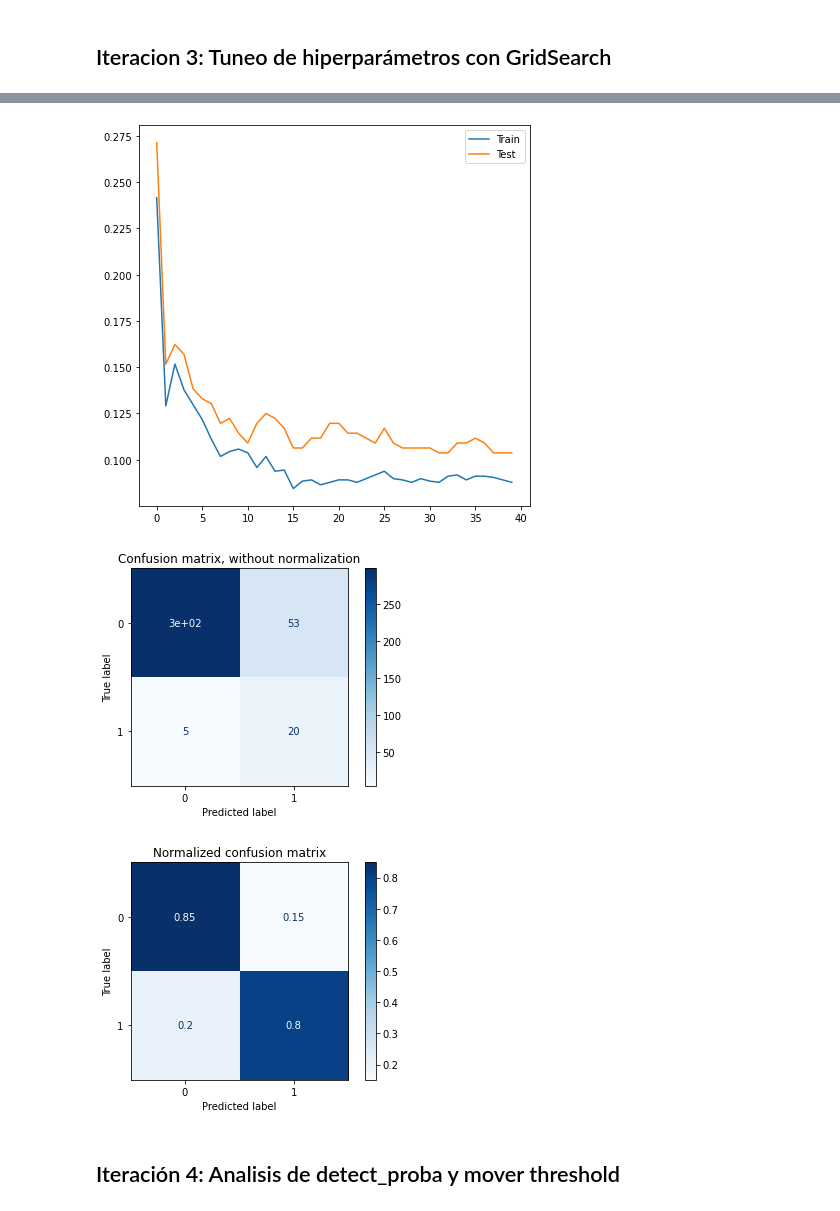
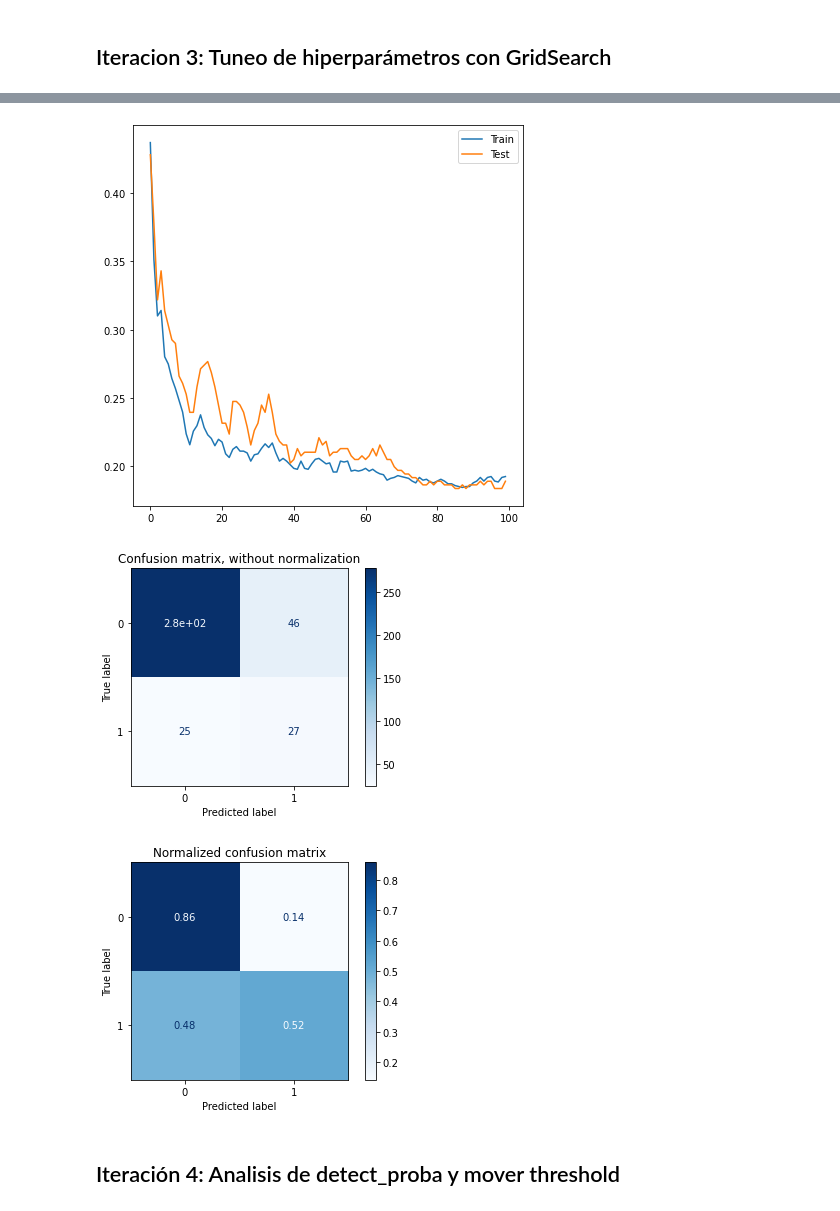
Before and after one commit to josemusso/Evolution-IA-corfo, a Jupyter notebook: Exploración_datos_corfo.ipynb, the cells around one changed output, grey strips where cells are left out. Cells and saved outputs as stored; diff of their text form; code cells hidden in the pictures.

```diff
--- a/Exploración_datos_corfo.ipynb
+++ b/Exploración_datos_corfo.ipynb
@@ -795,6 +820,11 @@ sns.pairplot(df_clean[['programa',
-# %%
-# RELLENAR CANAL ADQUISICION Y CANAL VENTA
-df_clean.iloc[:,6:19]=df_clean.iloc[:,6:19].fillna(0)
+# %%
+# RELLENAR CANAL ADQUISICION Y CANAL VENTA
+df_clean.iloc[:,3:18]=df_clean.iloc[:,3:18].fillna(0)
+df_clean['etapa_de_desarrollo_del_proyecto']=df_clean['etapa_de_desarrollo_del_proyecto'].fillna(0)
+df_clean['alcance_del_proyecto']=df_clean['alcance_del_proyecto'].fillna(1)
+df_clean['mentor_o_consultor']=df_clean['mentor_o_consultor'].fillna(0)
+df_clean['hay_mujer_en_el_equipo']=df_clean['hay_mujer_en_el_equipo'].fillna(0)
+df_clean['hay_hombre_en_el_equipo']=df_clean['hay_hombre_en_el_equipo'].fillna(0)
 # %%
 ### VISUALIZAR NA
 #msno.matrix(df_clean.iloc[:,:], labels=True)
@@ -1290,16 +1003,0 @@ ROC AUC:         0.725755
-# %%
-# Plot non-normalized confusion matrix
-from sklearn.metrics import plot_confusion_matrix
-titles_options = [("Confusion matrix, without normalization", None),
-                  ("Normalized confusion matrix", 'true')]
-for title, normalize in titles_options:
-    disp = plot_confusion_matrix(xg_cl, X_test, y_test,
-                                 display_labels=[0,1],
-                                 cmap=plt.cm.Blues,
-                                 normalize=normalize)
-    disp.ax_.set_title(title)
-
-    #print(title)
-    #print(disp.confusion_matrix)
-
-plt.show()
@@ -1354,20 +1049,20 @@ print(clf.best_params_)
 # %%
 ## REENTRENAR PARA ANALIZAR CURVA
 best_xgb = xgb.XGBClassifier(objective='binary:logistic',
-                          nthread = 4,
+                          nthread = -1,
                           seed=7,
                           scale_pos_weight=scale,
-                          eta=0.0005,
-                          max_depth=1,
+                          eta=0.00001,
+                          max_depth=3,
                           subsample= 0.2,
-                          colsample_bytree= 0.3,
-                          n_estimators= 30)
+                          colsample_bytree= 0.7,
+                          n_estimators= 100)
 
 # Entrenar con gridsearch
-#best_xgb.fit(X_train, y_train, eval_metric=["error"], eval_set=eval_set, verbose=False)
-best_xgb.fit(X_train, y_train, eval_metric=["error"], verbose=False)
+best_xgb.fit(X_train, y_train, eval_metric=["error"], eval_set=eval_set, verbose=False)
+#best_xgb.fit(X_train, y_train, eval_metric=["error"], verbose=False)
 
-#results = best_xgb.evals_result()
+results = best_xgb.evals_result()
 
 
 ### METRICAS TRAIN XGB
@@ -1399,6 +1094,8 @@ print('ROC AUC: \t %f' % auc)
 
 # Predict the labels of the test set: preds
 predictions = best_xgb.predict(X_test)
+probas=best_xgb.predict_proba(X_test)
+
 # print(predictions)
 
 # Metrics TEST
@@ -1472,5 +1169,5 @@ ROC AUC:         0.824501
-[figure, old version]
+[figure, new version]
-[figure, old version]
+[figure, new version]
-[figure, old version]
+[figure, new version]
 # %% [markdown]
 ## Iteración 4: Analisis de detect_proba y mover threshold
```
Also changed, not shown: parts of 76 cells of this notebook.
